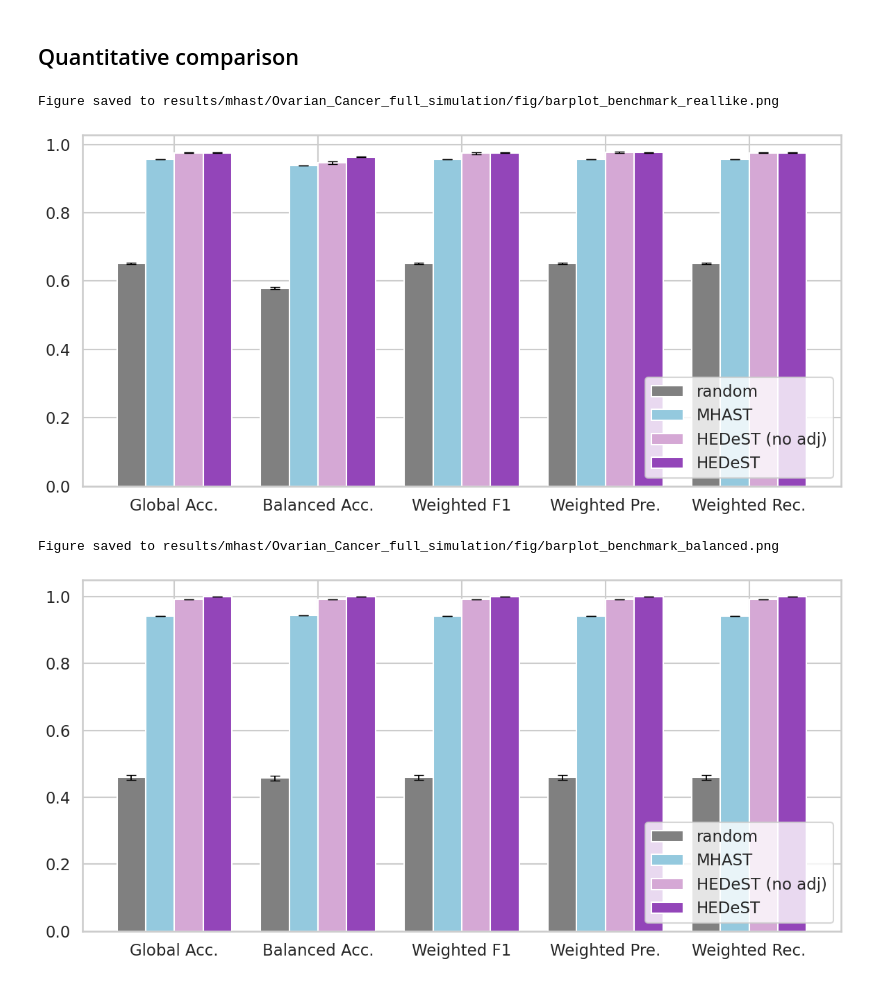
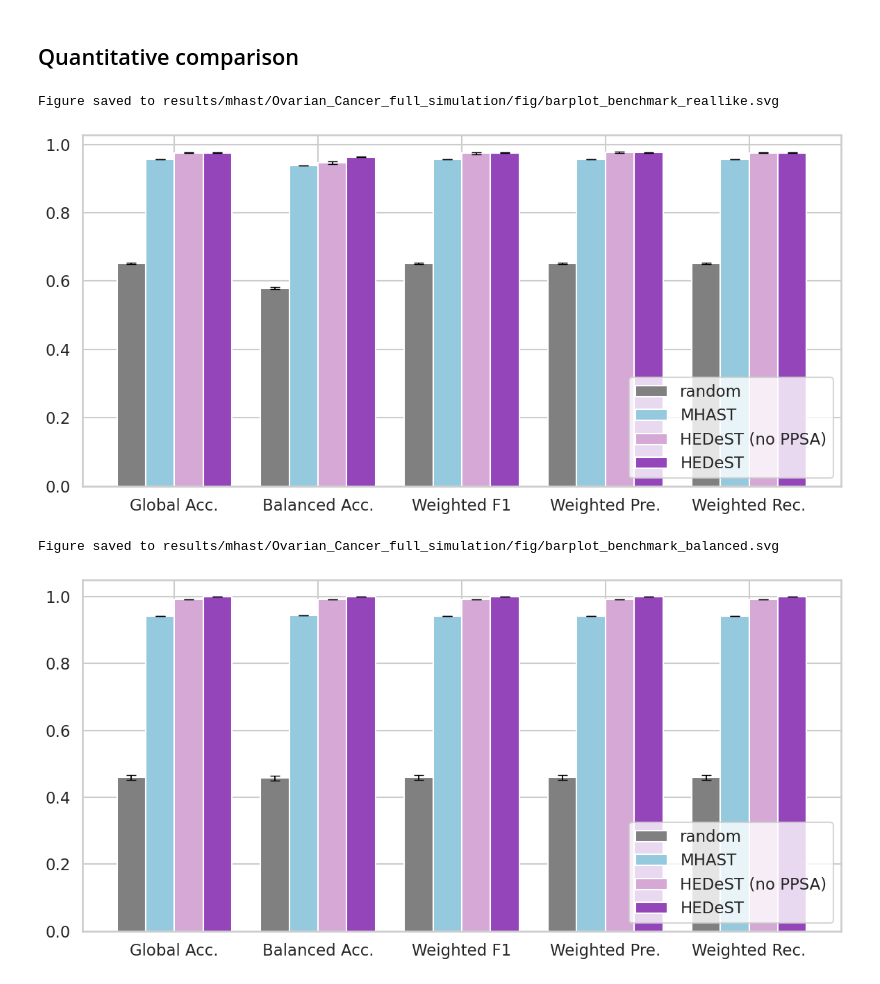
Before and after one commit to lucagortana/HEDeST, a Jupyter notebook: benchmark/mhast_benchmark.ipynb, the cells around one changed output. Drawn from its saved outputs; the diff is of its cells as text; code cells hidden in the pictures.

```diff
--- a/benchmark/mhast_benchmark.ipynb
+++ b/benchmark/mhast_benchmark.ipynb
@@ -11,22 +8,22 @@ The autoreload extension is already loaded. To reload it, use:
 # %%
 file_mhast = "results/mhast/Ovarian_Cancer_full_simulation/4_moco_clusters_30spots_reallike_5mean_5var_mhast.xlsx"
 file_hedest_no_adj = "results/mhast/Ovarian_Cancer_full_simulation/HEDeST/4_moco_clusters_30spots_reallike_5mean_5var/metrics_cells_best.xlsx"
 file_hedest = "results/mhast/Ovarian_Cancer_full_simulation/HEDeST/4_moco_clusters_30spots_reallike_5mean_5var/metrics_cells_best_adj.xlsx"
 
 files_info =  [
     (file_mhast, 'Summary', 'random', 'grey'),
     (file_mhast, 'Metrics After', 'MHAST', 'skyblue'),
-    (file_hedest_no_adj, 'summary', 'HEDeST (no adj)', 'plum'),
+    (file_hedest_no_adj, 'summary', 'HEDeST (no PPSA)', 'plum'),
     (file_hedest, 'summary', 'HEDeST', 'darkorchid'),
 ]
 
 bar_plot_perf(files_info,
               level="cells",
-              savefig='results/mhast/Ovarian_Cancer_full_simulation/fig/barplot_benchmark_reallike.png'
+              # savefig='results/mhast/Ovarian_Cancer_full_simulation/fig/barplot_benchmark_reallike.svg'
             )
 # %% [output]
-Figure saved to results/mhast/Ovarian_Cancer_full_simulation/fig/barplot_benchmark_reallike.png
+Figure saved to results/mhast/Ovarian_Cancer_full_simulation/fig/barplot_benchmark_reallike.svg
-[figure, old version]
+[figure, new version]
 # %%
 file_mhast = "results/mhast/Ovarian_Cancer_full_simulation/4_moco_clusters_30spots_balanced_5mean_5var_mhast.xlsx"
 file_hedest_no_adj = "results/mhast/Ovarian_Cancer_full_simulation/HEDeST/4_moco_clusters_30spots_balanced_5mean_5var/metrics_cells_best.xlsx"
@@ -35,13 +32,14 @@ file_hedest = "results/mhast/Ovarian_Cancer_full_simulation/HEDeST/4_moco_cluste
 files_info =  [
     (file_mhast, 'Summary', 'random', 'grey'),
     (file_mhast, 'Metrics After', 'MHAST', 'skyblue'),
-    (file_hedest_no_adj, 'summary', 'HEDeST (no adj)', 'plum'),
+    (file_hedest_no_adj, 'summary', 'HEDeST (no PPSA)', 'plum'),
     (file_hedest, 'summary', 'HEDeST', 'darkorchid'),
 ]
 
 bar_plot_perf(files_info,
               level='cells',
-              savefig='results/mhast/Ovarian_Cancer_full_simulation/fig/barplot_benchmark_balanced.png')
+            #   savefig='results/mhast/Ovarian_Cancer_full_simulation/fig/barplot_benchmark_balanced.svg'
+              )
 # %% [output]
-Figure saved to results/mhast/Ovarian_Cancer_full_simulation/fig/barplot_benchmark_balanced.png
+Figure saved to results/mhast/Ovarian_Cancer_full_simulation/fig/barplot_benchmark_balanced.svg
-[figure, old version]
+[figure, new version]
```
Also changed, not shown: parts of 1 cell of this notebook.
